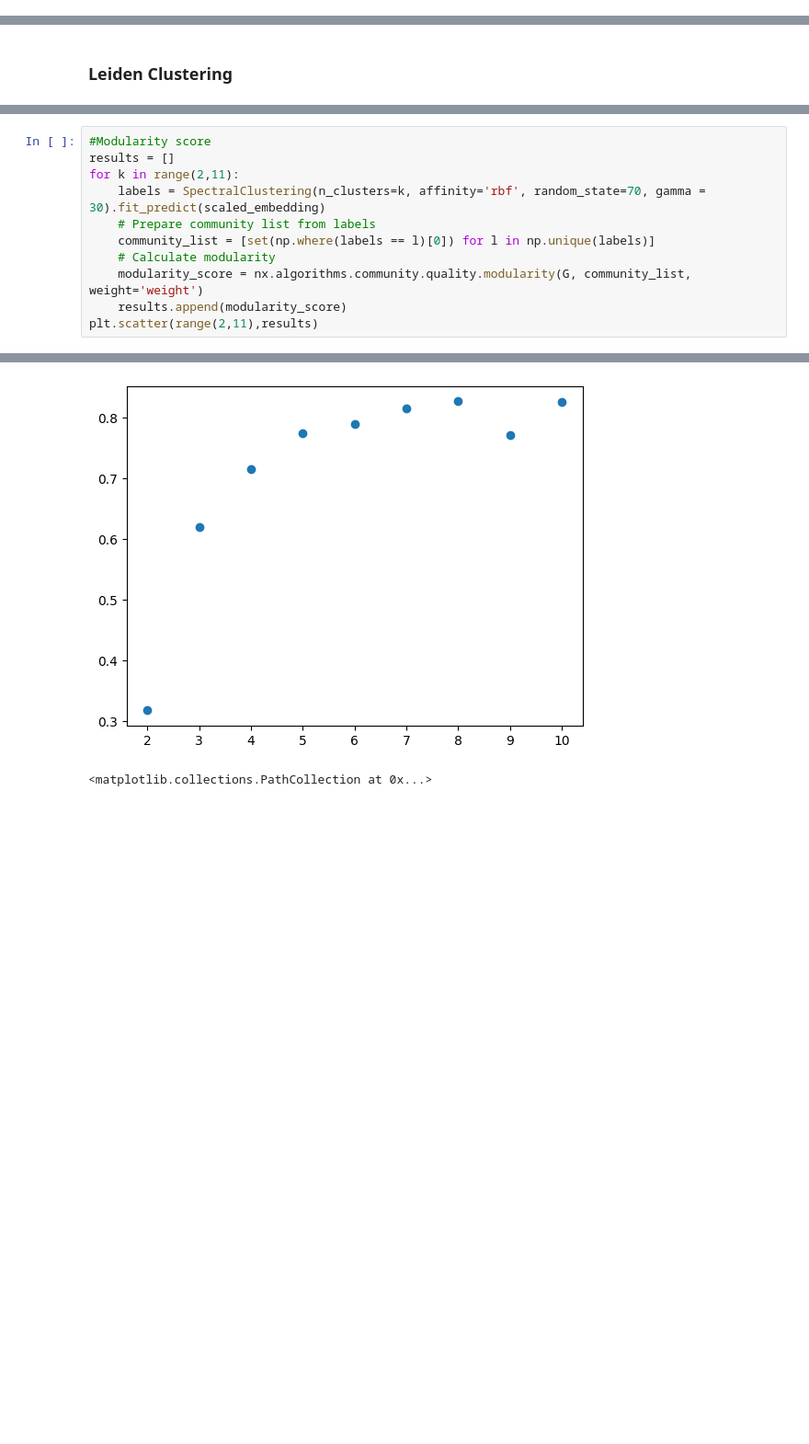
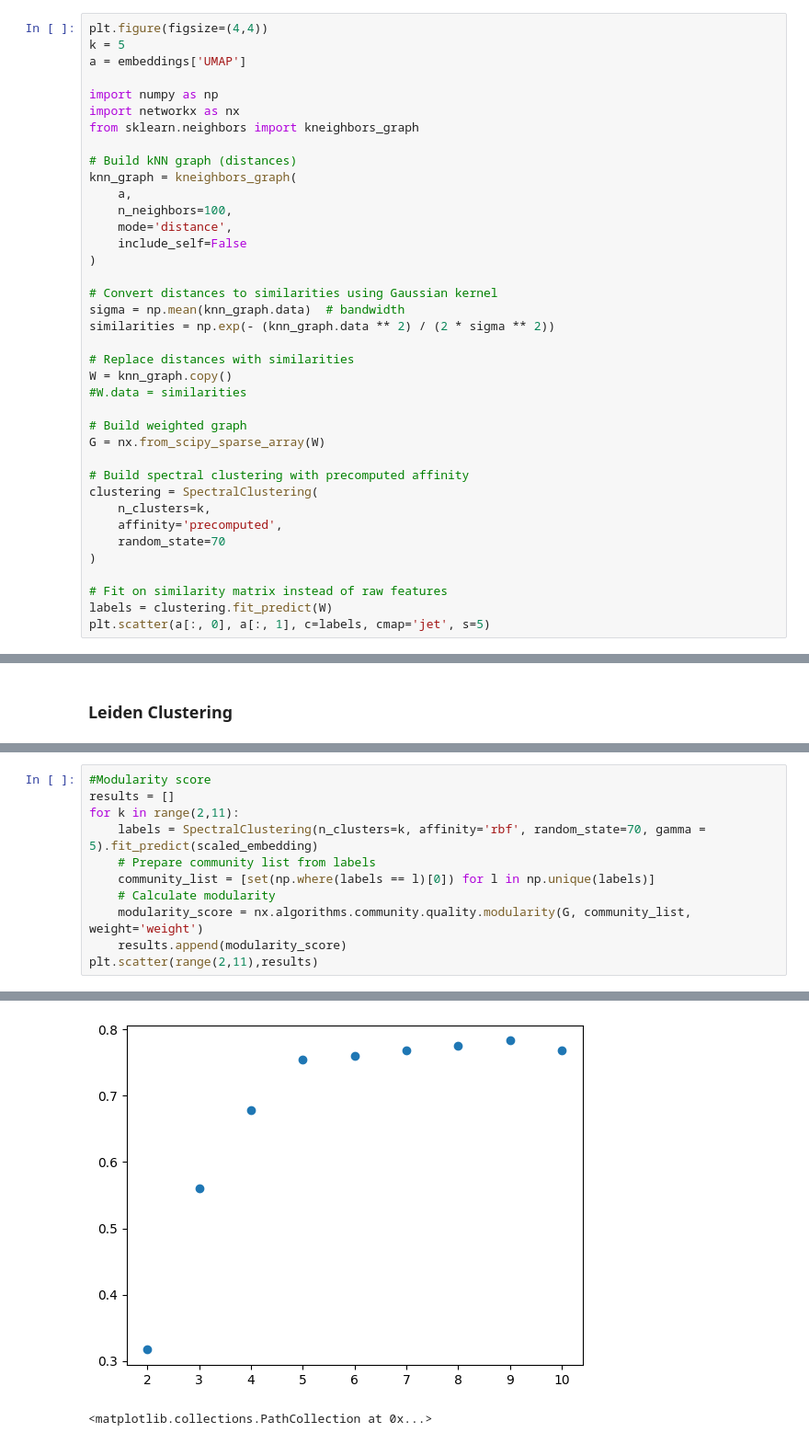
Before and after one commit to kkkkito/statemap, a Jupyter notebook: notebooks/Dimensionality_Reduction.ipynb, the cells around one changed output, grey strips where cells are left out. Shown: that part at 92% size. Drawn from its saved outputs; the diff is of its cells as text; blank space fills up the shorter version.

```diff
--- a/notebooks/Dimensionality_Reduction.ipynb
+++ b/notebooks/Dimensionality_Reduction.ipynb
@@ -179,0 +271,38 @@ Trimap
+# %%
+plt.figure(figsize=(4,4))
+k = 5
+a = embeddings['UMAP']
+
+import numpy as np
+import networkx as nx
+from sklearn.neighbors import kneighbors_graph
+
+# Build kNN graph (distances)
+knn_graph = kneighbors_graph(
+    a,
+    n_neighbors=100,
+    mode='distance',
+    include_self=False
+)
+
+# Convert distances to similarities using Gaussian kernel
+sigma = np.mean(knn_graph.data)  # bandwidth
+similarities = np.exp(- (knn_graph.data ** 2) / (2 * sigma ** 2))
+
+# Replace distances with similarities
+W = knn_graph.copy()
+#W.data = similarities
+
+# Build weighted graph
+G = nx.from_scipy_sparse_array(W)
+
+# Build spectral clustering with precomputed affinity
+clustering = SpectralClustering(
+    n_clusters=k,
+    affinity='precomputed',
+    random_state=70
+)
+
+# Fit on similarity matrix instead of raw features
+labels = clustering.fit_predict(W)
+plt.scatter(a[:, 0], a[:, 1], c=labels, cmap='jet', s=5)
@@ -194,17 +346,17 @@ df_results.to_csv('../result/modularity.csv')
 # %%
 #Modularity score
 results = []
 for k in range(2,11):
-    labels = SpectralClustering(n_clusters=k, affinity='rbf', random_state=70, gamma = 30).fit_predict(scaled_embedding)
+    labels = SpectralClustering(n_clusters=k, affinity='rbf', random_state=70, gamma = 5).fit_predict(scaled_embedding)
     # Prepare community list from labels
     community_list = [set(np.where(labels == l)[0]) for l in np.unique(labels)]
     # Calculate modularity
     modularity_score = nx.algorithms.community.quality.modularity(G, community_list, weight='weight')
     results.append(modularity_score)
 plt.scatter(range(2,11),results)
 # %% [output]
 <matplotlib.collections.PathCollection at 0x...>
-[figure, old version]
+[figure, new version]
 # %%
 # %% [output]
 <matplotlib.collections.PathCollection at 0x...>
```
Also changed, not shown: parts of 20 cells of this notebook.
